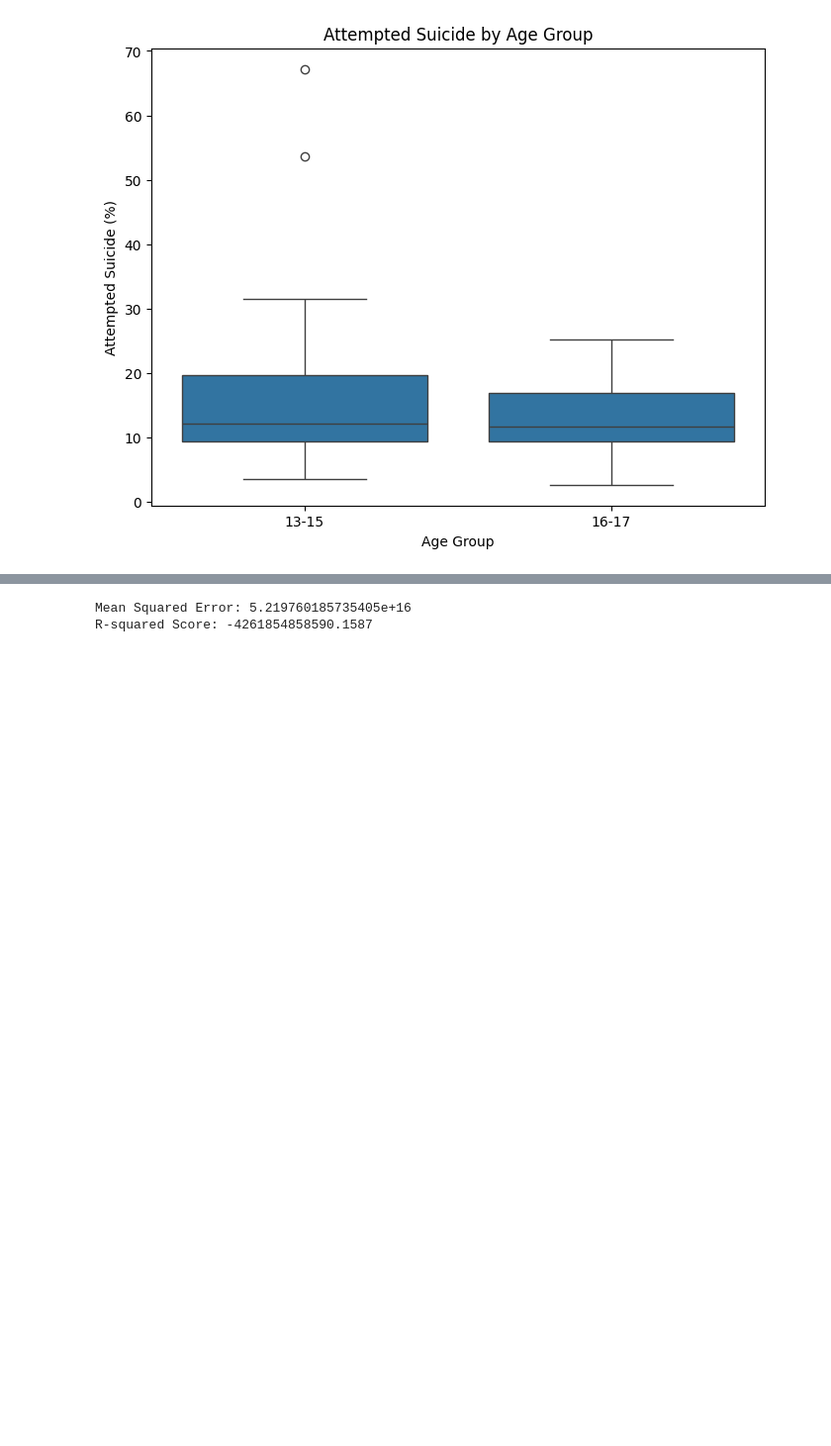
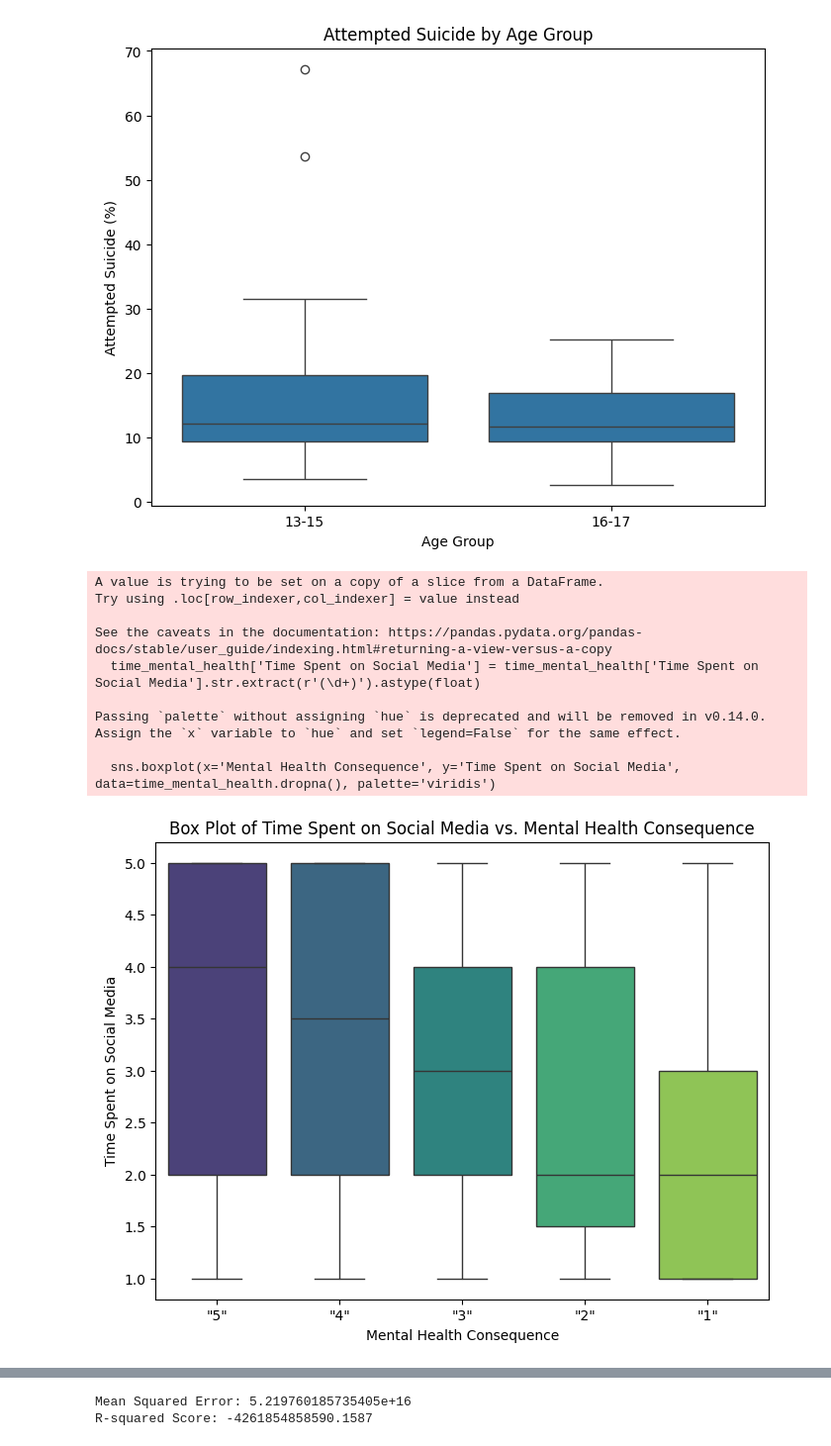
Before and after one commit to IT4063C-Fall23/final-project-elzamc, a Jupyter notebook: source.ipynb, the cells around one changed output, grey strips where cells are left out. Shown at 99% size. Cells and saved outputs as stored; diff of their text form; code cells hidden in the pictures; blank space fills up the shorter version.

Commit message:
Some graphs added and new data

```diff
--- a/source.ipynb
+++ b/source.ipynb
@@ -67,7 +67,8 @@ datasets = [
     'https://www.kaggle.com/osmi/mental-health-in-tech-survey',
     'https://www.kaggle.com/datasets/reenapinto/mental-health-care?select=Mental_Health_Care_in_the_Last_4_Weeks.csv',
     'https://www.kaggle.com/datasets/jeevanaduwarahan/student-mental-health',
-    'https://www.kaggle.com/datasets/kashishnaqvi/suicidal-behaviours-among-adolescents'
+    'https://www.kaggle.com/datasets/kashishnaqvi/suicidal-behaviours-among-adolescents',
+    'https://www.kaggle.com/datasets/souvikahmed071/social-media-and-mental-health'
 ]
 
 # Download datasets using opendatasets
@@ -79,7 +80,7 @@ health_in_tech = pd.read_csv('mental-health-in-tech-survey/survey.csv')
 us_mental_health_care = pd.read_csv('mental-health-care/Mental_Health_Care_in_the_Last_4_Weeks.csv')
 student_mental_health = pd.read_csv('student-mental-health/Student Mental health.csv')
 suicidal_behaviors = pd.read_csv('suicidal-behaviours-among-adolescents/GHSH_Pooled_Data1.csv')
-
+health_in_social_media = pd.read_csv('social-media-and-mental-health/smmh.csv')
 
 # Print the first few rows of each data frame
 print(health_in_tech.head())
@@ -247,3 +249,29 @@ plt.ylabel('Attempted Suicide (%)')
 plt.show()
 # %% [output]
 [figure]
+# %%
+# Extracting columns for time spent on social media and mental health consequence
+time_mental_health = health_in_social_media[['"8. What is the average time you spend on social media every day?"', '"18. How often do you feel depressed or down?"']]
+time_mental_health.columns = ['Time Spent on Social Media', 'Mental Health Consequence']
+
+# Converting time spent on social media to numeric
+time_mental_health['Time Spent on Social Media'] = time_mental_health['Time Spent on Social Media'].str.extract(r'(\d+)').astype(float)
+
+# Plotting the box plot
+plt.figure(figsize=(8, 6))
+sns.boxplot(x='Mental Health Consequence', y='Time Spent on Social Media', data=time_mental_health.dropna(), palette='viridis')
+plt.xlabel('Mental Health Consequence')
+plt.ylabel('Time Spent on Social Media')
+plt.title('Box Plot of Time Spent on Social Media vs. Mental Health Consequence')
+plt.show()
+# %% [output]
+A value is trying to be set on a copy of a slice from a DataFrame.
+Try using .loc[row_indexer,col_indexer] = value instead
+
+See the caveats in the documentation: https://pandas.pydata.org/pandas-docs/stable/user_guide/indexing.html#returning-a-view-versus-a-copy
+  time_mental_health['Time Spent on Social Media'] = time_mental_health['Time Spent on Social Media'].str.extract(r'(\d+)').astype(float)
+
+Passing `palette` without assigning `hue` is deprecated and will be removed in v0.14.0. Assign the `x` variable to `hue` and set `legend=False` for the same effect.
+
+  sns.boxplot(x='Mental Health Consequence', y='Time Spent on Social Media', data=time_mental_health.dropna(), palette='viridis')
+[figure, added]
```
Also changed, not shown: parts of 2 cells of this notebook, 1 other file.
